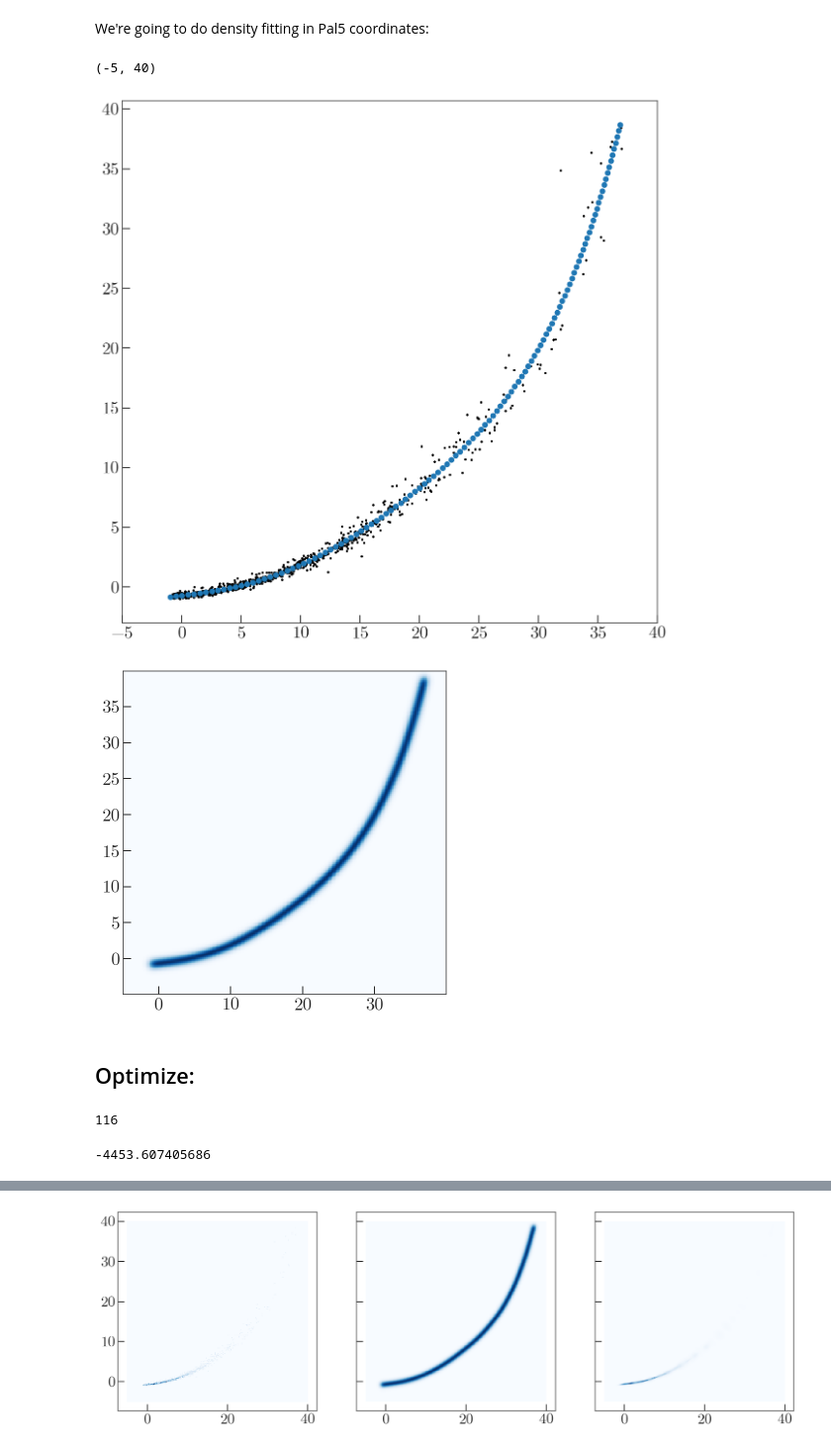
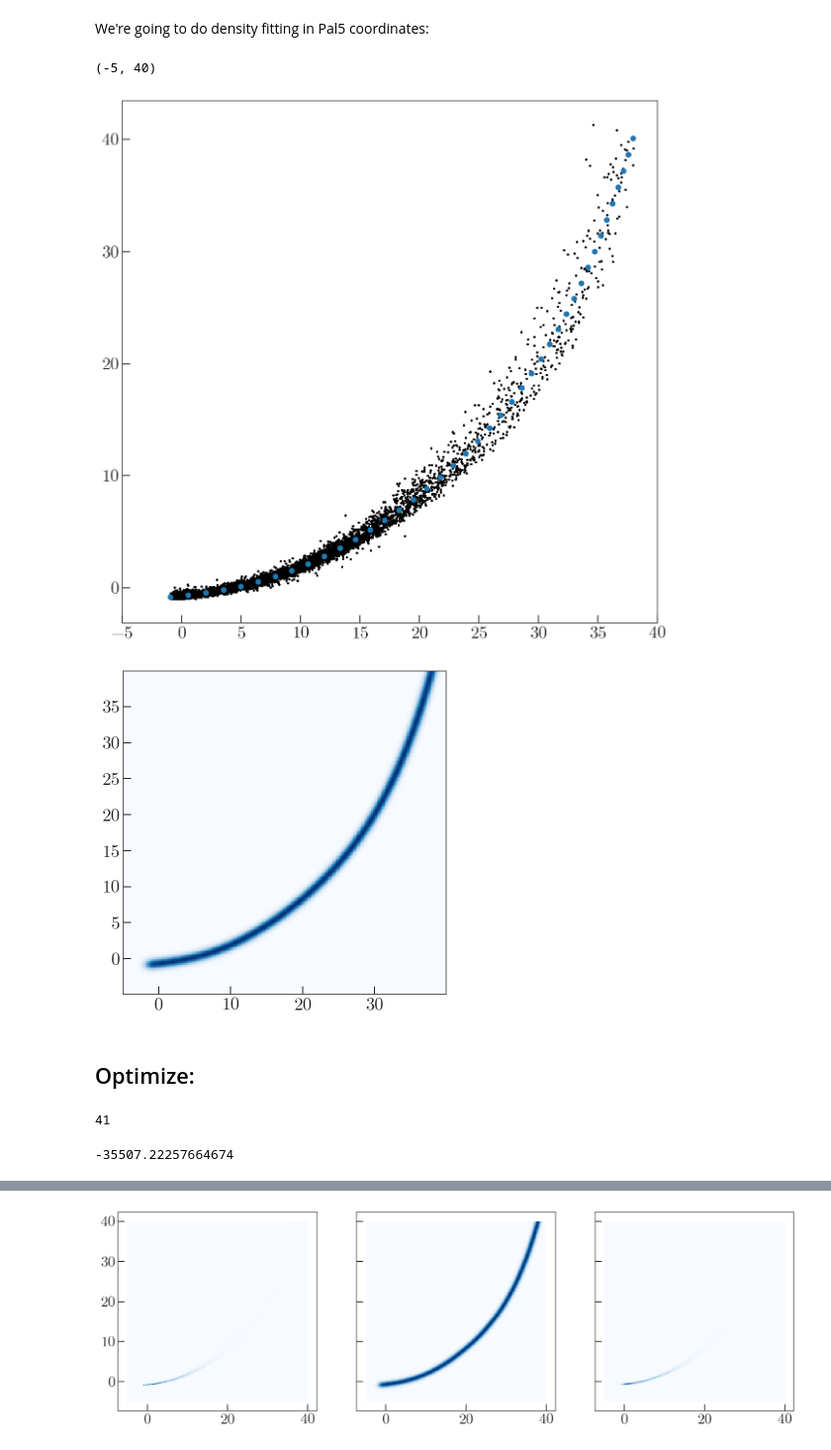
Before and after one commit to adrn/Pal5sBiggestFan, a Jupyter notebook: notebooks/Sky-likelihood-mock-stream.ipynb, the cells around one changed output, grey strips where cells are left out. Shown: that part at 99% size. Drawn from its saved outputs; the diff is of its cells as text; code cells hidden in the pictures.

```diff
--- a/notebooks/Sky-likelihood-mock-stream.ipynb
+++ b/notebooks/Sky-likelihood-mock-stream.ipynb
@@ -30,6 +31,6 @@ orbit = default_mw.integrate_orbit(w0, dt=-0.5, n_steps=8000,
                                    Integrator=gi.DOPRI853Integrator)
 
 stream = gd.mockstream.fardal_stream(default_mw, orbit[::-1],
-                                     5E4*u.Msun, release_every=8)
+                                     5E4*u.Msun, release_every=1)
 _ = stream.plot(marker='.', alpha=0.1)
 # %% [output]
@@ -53,7 +54,7 @@ X = get_projected_coords(sim_c, pal5_c).T
 mask = (X[:, 0] > -1) & (X[:, 1] > -1)
 X = X[mask]
 # %%
-spacing = 0.5 # MAGIC NUMBER
+spacing = 1.5 # MAGIC NUMBER
 dens_model = DensityModel2D(X, poly_deg=5)
 track = dens_model.get_dense_poly_track(size=10000)
 nodes = dens_model.set_nodes(track=track, spacing=spacing)
@@ -66,7 +67,7 @@ plt.plot(dens_model.X[:, 0], dens_model.X[:, 1],
 plt.xlim(-5, 40)
 # %% [output]
 (-5, 40)
-[figure, old version]
+[figure, new version]
 # %%
 bins = (np.linspace(-5, 40, 250),
         np.linspace(-5, 40, 250))
@@ -76,13 +77,19 @@ X_grid = np.stack((xg.ravel(), yg.ravel())).T
 # %%
 ak0 = np.ones(dens_model.K) / dens_model.K
 z0 = a_to_z(ak0)
 sk0 = 0.5 * np.ones(dens_model.K)
-h = 1 * spacing
-ln_dens = dens_model.ln_density(X_grid, ak0, sk0, h=h)
+
+m0 = np.zeros(dens_model.K)
+nodes = dens_model.nodes.copy()
+nodes[:, 1] += m0
+
+h = 0.5 * spacing
+ln_dens = dens_model.ln_density(X_grid, ak0, sk0,
+                                h=h, nodes=nodes)
 
 fig, ax = plt.subplots(1, 1, figsize=(6, 6))
 ax.pcolormesh(xg, yg, np.exp(ln_dens.reshape(xg.shape) - ln_dens.max()),
               cmap='Blues')
 ax.set_aspect('equal')
 # %% [output]
-[figure, old version]
+[figure, new version]
@@ -94,14 +101,15 @@ model = Model(dens_model, h=h)
 K = dens_model.K
 print(K)
 # %% [output]
-116
+41
 # %%
 p0 = {'ln_s': np.log(sk0),
-      'ln_z': np.log(z0)}
+      'ln_z': np.log(z0),
+      'm': m0}
 x0 = model.pack_pars(**p0)
 model.ln_posterior(x0)
 # %% [output]
--4453.607405686
+-35507.22257664674
 # %%
 def likelihood_helper(x):
     return -model.ln_posterior(x)
```
Also changed, not shown: parts of 12 cells of this notebook, 1 other file.
